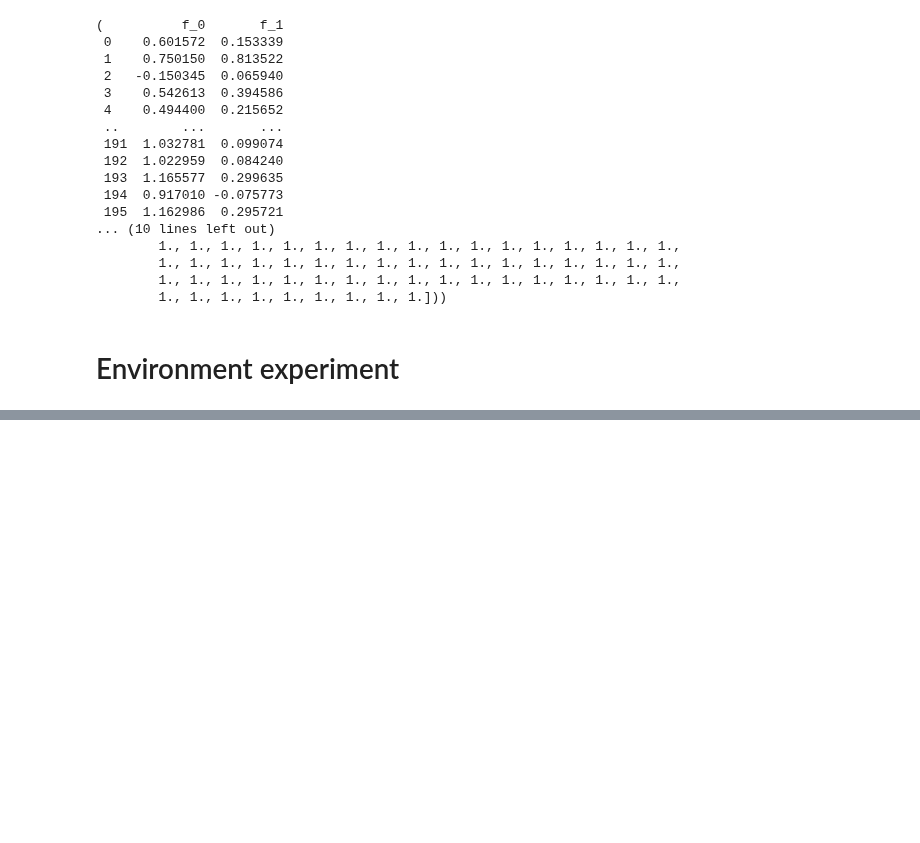
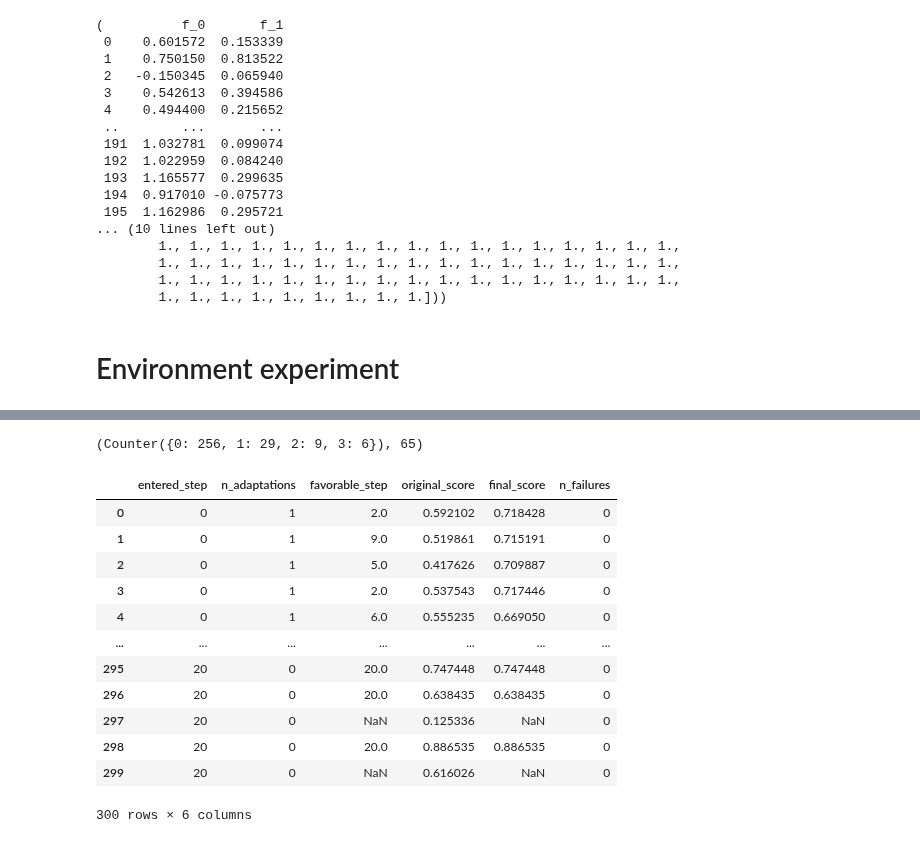
Before and after one commit to joaopfonseca/recourse-over-time, a Jupyter notebook: notebooks/4.2-CDA-environment.ipynb, the cells around one changed output, grey strips where cells are left out. Cells and saved outputs as stored; diff of their text form; code cells hidden in the pictures; blank space fills up the shorter version.

```diff
--- a/notebooks/4.2-CDA-environment.ipynb
+++ b/notebooks/4.2-CDA-environment.ipynb
@@ -133,0 +162,21 @@ environment.plot.scatter(6)
+# %%
+from collections import Counter
+Counter(environment.analysis.agents_info().n_failures), environment.analysis.agents_info().n_failures.sum()
+# %% [output]
+(Counter({0: 256, 1: 29, 2: 9, 3: 6}), 65)
+# %%
+environment.analysis.agents_info()
+# %% [output]
+|  | entered_step | n_adaptations | favorable_step | original_score | final_score | n_failures |
+| 0 | 0 | 1 | 2.0 | 0.592102 | 0.718428 | 0 |
+| 1 | 0 | 1 | 9.0 | 0.519861 | 0.715191 | 0 |
+| 2 | 0 | 1 | 5.0 | 0.417626 | 0.709887 | 0 |
+| 3 | 0 | 1 | 2.0 | 0.537543 | 0.717446 | 0 |
+| 4 | 0 | 1 | 6.0 | 0.555235 | 0.669050 | 0 |
+| ... | ... | ... | ... | ... | ... | ... |
+| 295 | 20 | 0 | 20.0 | 0.747448 | 0.747448 | 0 |
+| 296 | 20 | 0 | 20.0 | 0.638435 | 0.638435 | 0 |
+| 297 | 20 | 0 | NaN | 0.125336 | NaN | 0 |
+| 298 | 20 | 0 | 20.0 | 0.886535 | 0.886535 | 0 |
+| 299 | 20 | 0 | NaN | 0.616026 | NaN | 0 |
+300 rows × 6 columns
```
Also changed, not shown: parts of 10 cells of this notebook, 4 other files.
